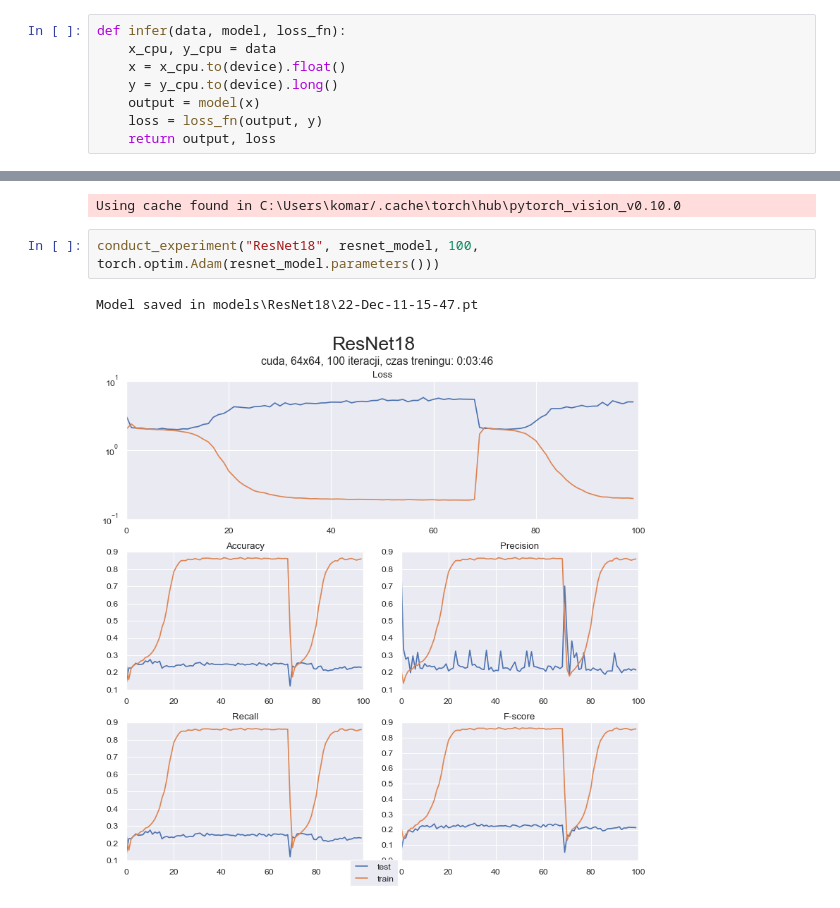
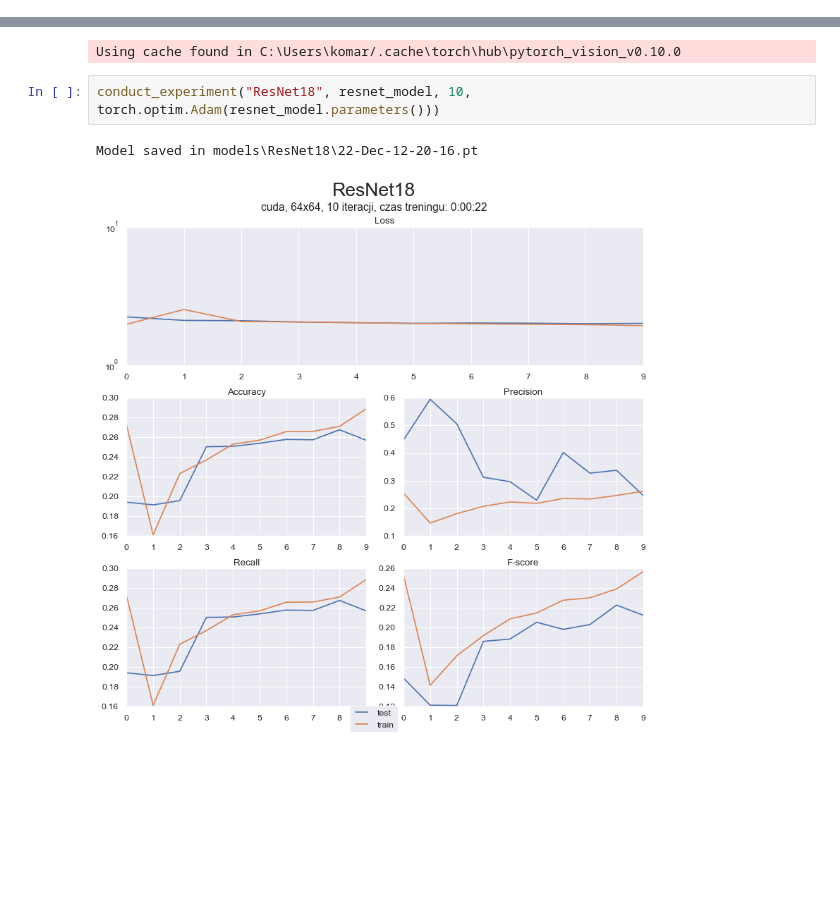
Before and after one commit to emkarcinos/AITech-flats, a Jupyter notebook: experiments/model_alpha.ipynb, the cells around one changed output, grey strips where cells are left out. Drawn from its saved outputs; the diff is of its cells as text; blank space fills up the shorter version.

```diff
--- a/experiments/model_alpha.ipynb
+++ b/experiments/model_alpha.ipynb
@@ -45,12 +46,4 @@ Loading dataset from files...
 Broken file: ..\data\images\train\Industrial\646.jpg
 Done. Creating PyTorch datasets...
 Done.
-# %%
-def infer(data, model, loss_fn):
-    x_cpu, y_cpu = data
-    x = x_cpu.to(device).float()
-    y = y_cpu.to(device).long()
-    output = model(x)
-    loss = loss_fn(output, y)
-    return output, loss
 # %%
@@ -157,7 +101,7 @@ resnet_model = torch.hub.load(
 # %% [output]
 Using cache found in C:\Users\komar/.cache\torch\hub\pytorch_vision_v0.10.0
 # %%
-conduct_experiment("ResNet18", resnet_model, 100, torch.optim.Adam(resnet_model.parameters()))
+conduct_experiment("ResNet18", resnet_model, 10, torch.optim.Adam(resnet_model.parameters()))
 # %% [output]
-Model saved in models\ResNet18\22-Dec-11-15-47.pt
+Model saved in models\ResNet18\22-Dec-12-20-16.pt
-[figure, old version]
+[figure, new version]
```
Also changed, not shown: parts of 4 cells of this notebook, 3 other files.
